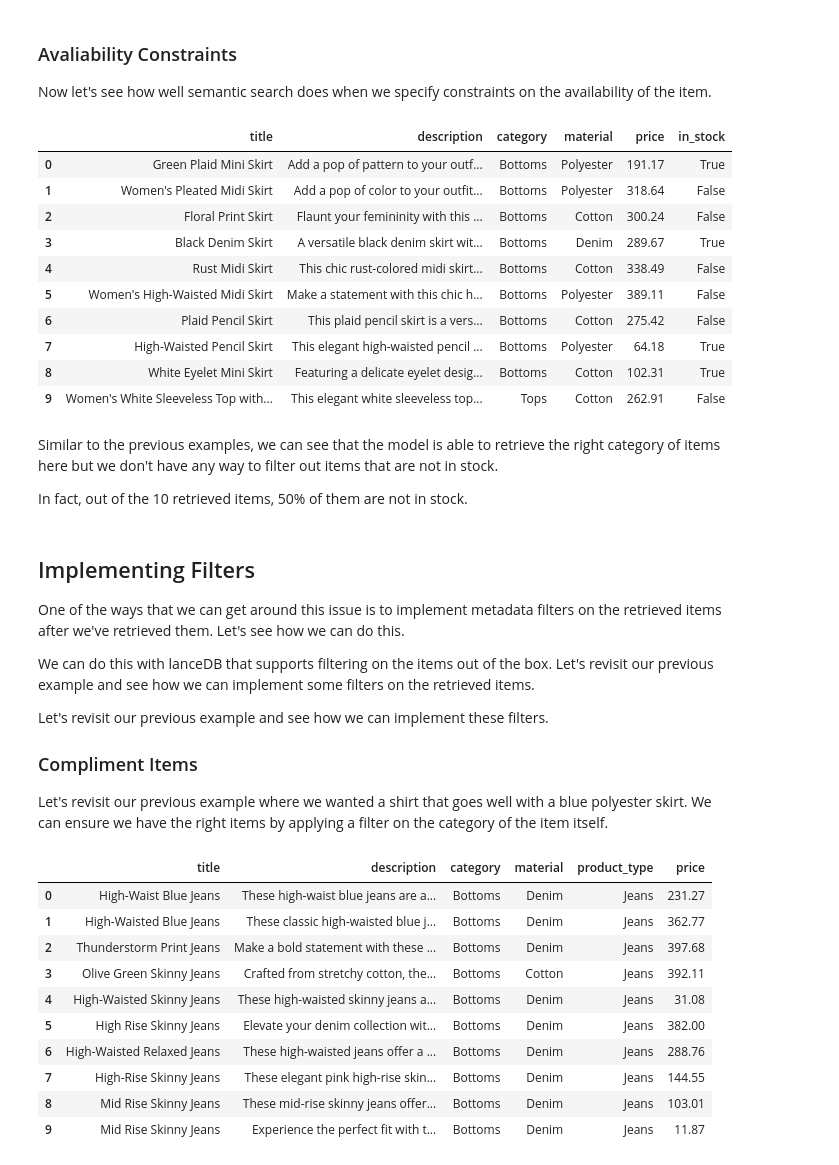
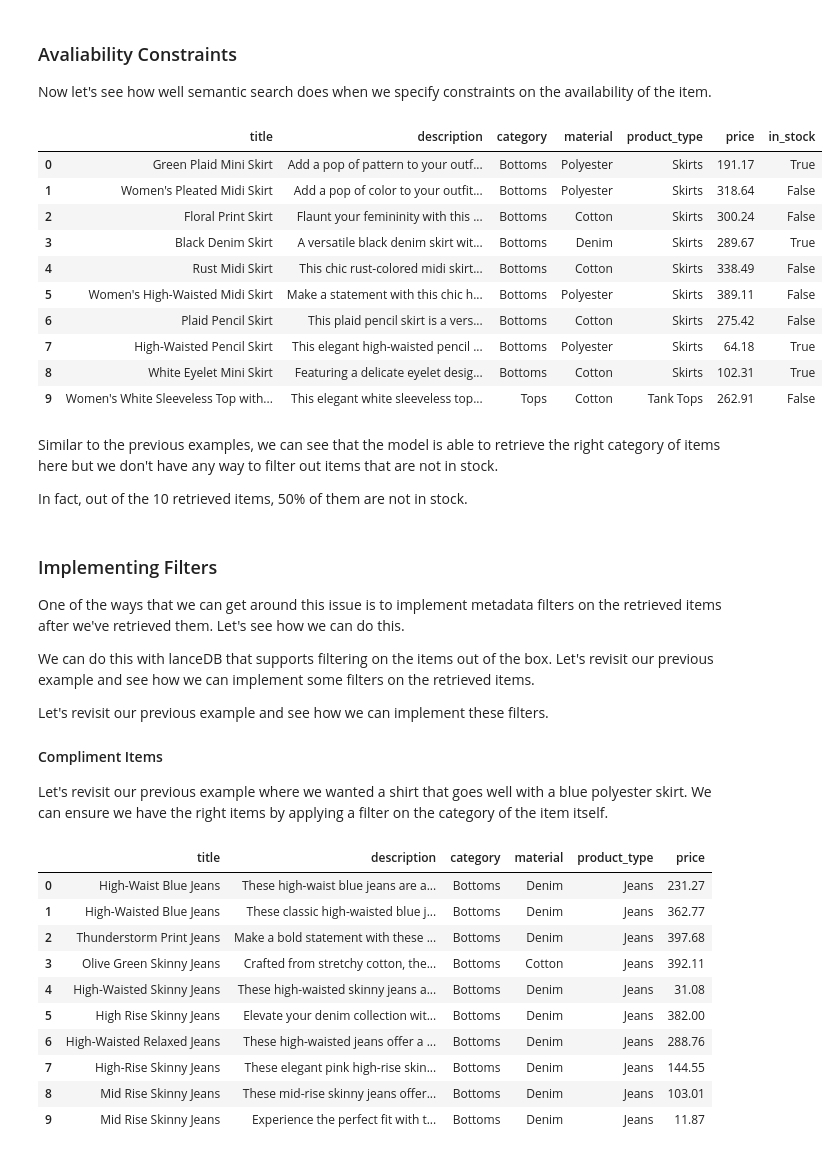
Before and after one commit to 567-labs/ai-engineering-summit, a Jupyter notebook: 1. Why Semantic Search Isn't Enough.ipynb, the cells around one changed output. Cells and saved outputs as stored; diff of their text form; code cells hidden in the pictures.

```diff
--- a/1. Why Semantic Search Isn't Enough.ipynb
+++ b/1. Why Semantic Search Isn't Enough.ipynb
@@ -209,40 +349,26 @@ We can see here that the model is able to retrieve mostly skirts, but there are
 ### Avaliability Constraints
 
 Now let's see how well semantic search does when we specify constraints on the availability of the item.
-# %%
-import pandas as pd
-
-items = [
-    {
-        "title": item["title"],
-        "description": item["description"],
-        "category": item["category"],
-        "material": item["material"],
-        "price": item["price"],
-        "in_stock": item["in_stock"],
-    }
-    for item in table.search(query="I want a skirt that's in stock now").limit(10).to_list()
-]
-
-pd.DataFrame(items)
-# %% [output]
-|  | title | description | category | material | price | in_stock |
-| 0 | Green Plaid Mini Skirt | Add a pop of pattern to your outf... | Bottoms | Polyester | 191.17 | True |
-| 1 | Women's Pleated Midi Skirt | Add a pop of color to your outfit... | Bottoms | Polyester | 318.64 | False |
-| 2 | Floral Print Skirt | Flaunt your femininity with this ... | Bottoms | Cotton | 300.24 | False |
-| 3 | Black Denim Skirt | A versatile black denim skirt wit... | Bottoms | Denim | 289.67 | True |
-| 4 | Rust Midi Skirt | This chic rust-colored midi skirt... | Bottoms | Cotton | 338.49 | False |
-| 5 | Women's High-Waisted Midi Skirt | Make a statement with this chic h... | Bottoms | Polyester | 389.11 | False |
-| 6 | Plaid Pencil Skirt | This plaid pencil skirt is a vers... | Bottoms | Cotton | 275.42 | False |
-| 7 | High-Waisted Pencil Skirt | This elegant high-waisted pencil ... | Bottoms | Polyester | 64.18 | True |
-| 8 | White Eyelet Mini Skirt | Featuring a delicate eyelet desig... | Bottoms | Cotton | 102.31 | True |
-| 9 | Women's White Sleeveless Top with... | This elegant white sleeveless top... | Tops | Cotton | 262.91 | False |
+# %%
+retrieve_items("I want a skirt that's in stock now",table)
+# %% [output]
+|  | title | description | category | material | product_type | price | in_stock |
+| 0 | Green Plaid Mini Skirt | Add a pop of pattern to your outf... | Bottoms | Polyester | Skirts | 191.17 | True |
+| 1 | Women's Pleated Midi Skirt | Add a pop of color to your outfit... | Bottoms | Polyester | Skirts | 318.64 | False |
+| 2 | Floral Print Skirt | Flaunt your femininity with this ... | Bottoms | Cotton | Skirts | 300.24 | False |
+| 3 | Black Denim Skirt | A versatile black denim skirt wit... | Bottoms | Denim | Skirts | 289.67 | True |
+| 4 | Rust Midi Skirt | This chic rust-colored midi skirt... | Bottoms | Cotton | Skirts | 338.49 | False |
+| 5 | Women's High-Waisted Midi Skirt | Make a statement with this chic h... | Bottoms | Polyester | Skirts | 389.11 | False |
+| 6 | Plaid Pencil Skirt | This plaid pencil skirt is a vers... | Bottoms | Cotton | Skirts | 275.42 | False |
+| 7 | High-Waisted Pencil Skirt | This elegant high-waisted pencil ... | Bottoms | Polyester | Skirts | 64.18 | True |
+| 8 | White Eyelet Mini Skirt | Featuring a delicate eyelet desig... | Bottoms | Cotton | Skirts | 102.31 | True |
+| 9 | Women's White Sleeveless Top with... | This elegant white sleeveless top... | Tops | Cotton | Tank Tops | 262.91 | False |
 # %% [markdown]
 Similar to the previous examples, we can see that the model is able to retrieve the right category of items here but we don't have any way to filter out items that are not in stock.
 
 In fact, out of the 10 retrieved items, 50% of them are not in stock.
 # %% [markdown]
-## Implementing Filters
+### Implementing Filters
 
 One of the ways that we can get around this issue is to implement metadata filters on the retrieved items after we've retrieved them. Let's see how we can do this.
 
@@ -250,7 +376,7 @@ We can do this with lanceDB that supports filtering on the items out of the box.
 
 Let's revisit our previous example and see how we can implement these filters.
 
-### Compliment Items
+#### Compliment Items
 
 Let's revisit our previous example where we wanted a shirt that goes well with a blue polyester skirt. We can ensure we have the right items by applying a filter on the category of the item itself.
 # %%
```
Also changed, not shown: parts of 28 cells of this notebook.
